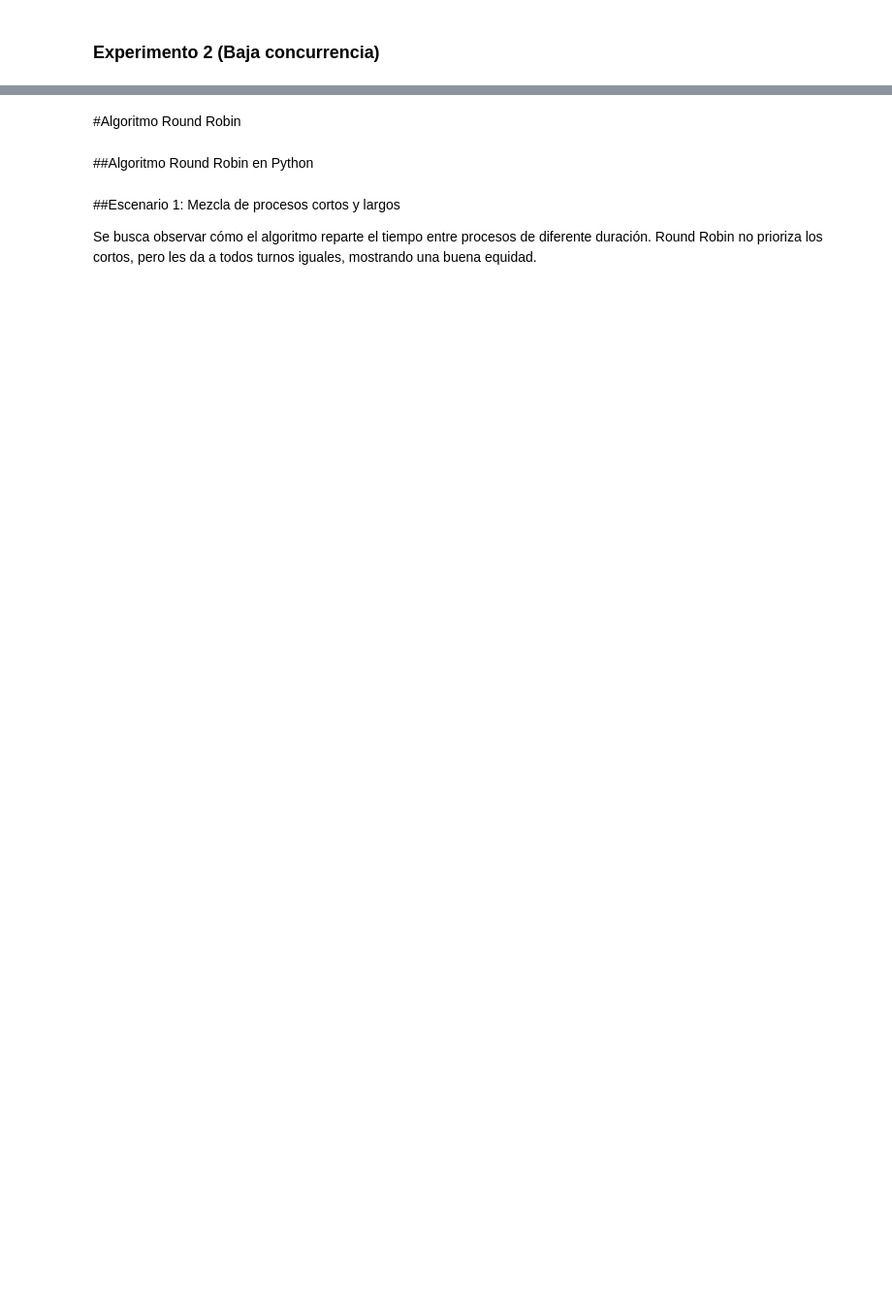
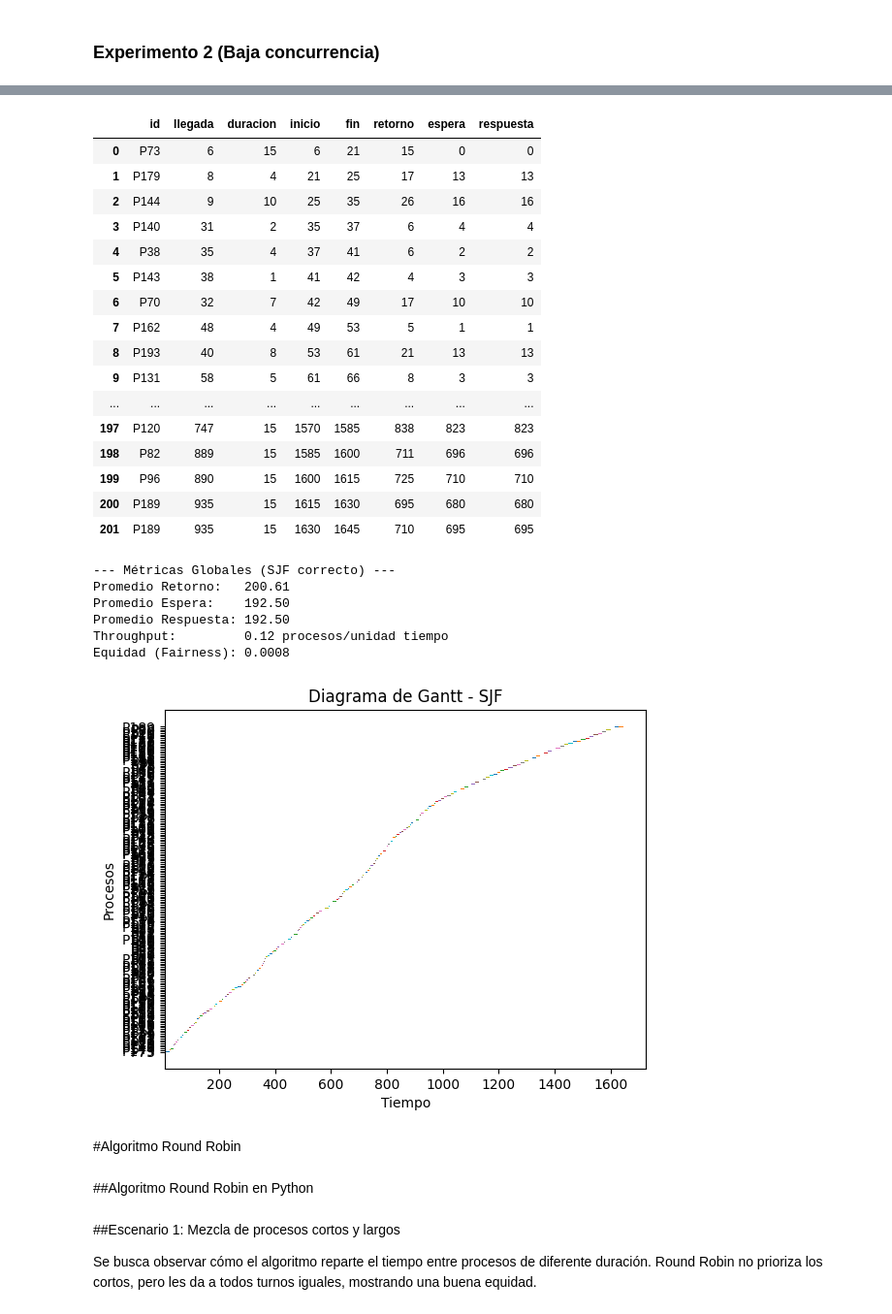
Before and after one commit to Estefanoooo/Planificador-de-Procesos-PlanificadorSim, a Jupyter notebook: AlgoritmosYExperimentos.ipynb, the cells around one changed output, grey strips where cells are left out. Shown at 97% size. Saved outputs shown, nothing was run; the diff lists cells and outputs as text; code cells hidden in the pictures; blank space fills up the shorter version.

```diff
--- a/AlgoritmosYExperimentos.ipynb
+++ b/AlgoritmosYExperimentos.ipynb
@@ -697,7 +525,7 @@ def simular_sjf(procesosPrueba):
             tiempo_actual = pendientes[0]["llegada"]
             llegados = [p for p in pendientes if p["llegada"] <= tiempo_actual]
 
-        # Elegir el de menor duración entre los llegados
+        # Elegir el de menor duracion entre los llegados
         elegido = min(llegados, key=lambda x: x["duracion"])
 
         inicio = max(tiempo_actual, elegido["llegada"])
@@ -720,17 +548,13 @@ def simular_sjf(procesosPrueba):
 
     # --- Métricas globales ---
     n = len(terminados)
-    promedio_retorno = sum(p["retorno"] for p in terminados) / n if n > 0 else 0
-    promedio_espera = sum(p["espera"] for p in terminados) / n if n > 0 else 0
-    promedio_respuesta = sum(p["respuesta"] for p in terminados) / n if n > 0 else 0
+    promedio_retorno = sum(p["retorno"] for p in terminados) / n
+    promedio_espera = sum(p["espera"] for p in terminados) / n
+    promedio_respuesta = sum(p["respuesta"] for p in terminados) / n
     throughput = n / tiempo_actual if tiempo_actual > 0 else 0
-
-    # --- Fairness de Jain  ---
-    razones = [p["retorno"] / p["duracion"] for p in terminados]
-    inversos = [1 / r for r in razones]  # x_i = duracion / retorno
-    numerador = (sum(inversos)) ** 2
-    denominador = n * sum(i ** 2 for i in inversos)
-    fairness = numerador / denominador if denominador > 0 else 0
+    min_retorno = min(p["retorno"] for p in terminados)
+    max_retorno = max(p["retorno"] for p in terminados)
+    fairness = min_retorno / max_retorno if max_retorno > 0 else 0
 
     # --- Mostrar tabla ---
     tiene_tipo = any("tipo" in p for p in procesosPrueba)
@@ -740,7 +564,7 @@ def simular_sjf(procesosPrueba):
     display(df.style.set_caption(""))
 
     # --- Impresión de métricas ---
-    print("\n--- Métricas Globales (SJF) ---")
+    print("\n--- Métricas Globales (SJF correcto) ---")
     print(f"Promedio Retorno:   {promedio_retorno:.2f}")
     print(f"Promedio Espera:    {promedio_espera:.2f}")
     print(f"Promedio Respuesta: {promedio_respuesta:.2f}")
@@ -759,13 +583,17 @@ def simular_sjf(procesosPrueba):
             ax.barh(p["id"], p["duracion"], left=p["inicio"], height=0.5, color=color)
             ax.text(p["inicio"] + p["duracion"]/2, p["id"], p.get("tipo", ""), ha="center", va="center", fontsize=8)
 
-        handles, labels = [], []
+        # Mostrar solo las etiquetas correspondientes a los tipos que realmente aparecen
+        handles = []
+        labels = []
         for tipo in tipos_presentes:
             handles.append(plt.Rectangle((0, 0), 1, 1, color=colores_tipo.get(tipo, "lightgray")))
             labels.append("CPU-bound" if tipo == "CPU" else "I/O-bound")
 
         ax.legend(handles, labels)
+
     else:
+        # Caso sin tipo: colores automáticos
         colores = plt.cm.tab10.colors
         for i, p in enumerate(terminados):
             ax.barh(p["id"], p["duracion"], left=p["inicio"], height=0.5, color=colores[i % len(colores)])
@@ -1294,3 +972,34 @@ Equidad (Fairness): 0.6972
+# %%
+import pandas as pd
+
+df = pd.read_csv("Muestra.csv")
+procesos_prueba = df.to_dict(orient="records")
+simular_sjf(procesos_prueba)
+# %% [output]
+|  | id | llegada | duracion | inicio | fin | retorno | espera | respuesta |
+| 0 | P73 | 6 | 15 | 6 | 21 | 15 | 0 | 0 |
+| 1 | P179 | 8 | 4 | 21 | 25 | 17 | 13 | 13 |
+| 2 | P144 | 9 | 10 | 25 | 35 | 26 | 16 | 16 |
+| 3 | P140 | 31 | 2 | 35 | 37 | 6 | 4 | 4 |
+| 4 | P38 | 35 | 4 | 37 | 41 | 6 | 2 | 2 |
+| 5 | P143 | 38 | 1 | 41 | 42 | 4 | 3 | 3 |
+| 6 | P70 | 32 | 7 | 42 | 49 | 17 | 10 | 10 |
+| 7 | P162 | 48 | 4 | 49 | 53 | 5 | 1 | 1 |
+| 8 | P193 | 40 | 8 | 53 | 61 | 21 | 13 | 13 |
+| 9 | P131 | 58 | 5 | 61 | 66 | 8 | 3 | 3 |
+| ... | ... | ... | ... | ... | ... | ... | ... | ... |
+| 197 | P120 | 747 | 15 | 1570 | 1585 | 838 | 823 | 823 |
+| 198 | P82 | 889 | 15 | 1585 | 1600 | 711 | 696 | 696 |
+| 199 | P96 | 890 | 15 | 1600 | 1615 | 725 | 710 | 710 |
+| 200 | P189 | 935 | 15 | 1615 | 1630 | 695 | 680 | 680 |
+| 201 | P189 | 935 | 15 | 1630 | 1645 | 710 | 695 | 695 |
+--- Métricas Globales (SJF correcto) ---
+Promedio Retorno:   200.61
+Promedio Espera:    192.50
+Promedio Respuesta: 192.50
+Throughput:         0.12 procesos/unidad tiempo
+Equidad (Fairness): 0.0008
+[figure, added]
 # %% [markdown]
 #Algoritmo Round Robin
 # %% [markdown]
```
Also changed, not shown: parts of 65 cells of this notebook.
